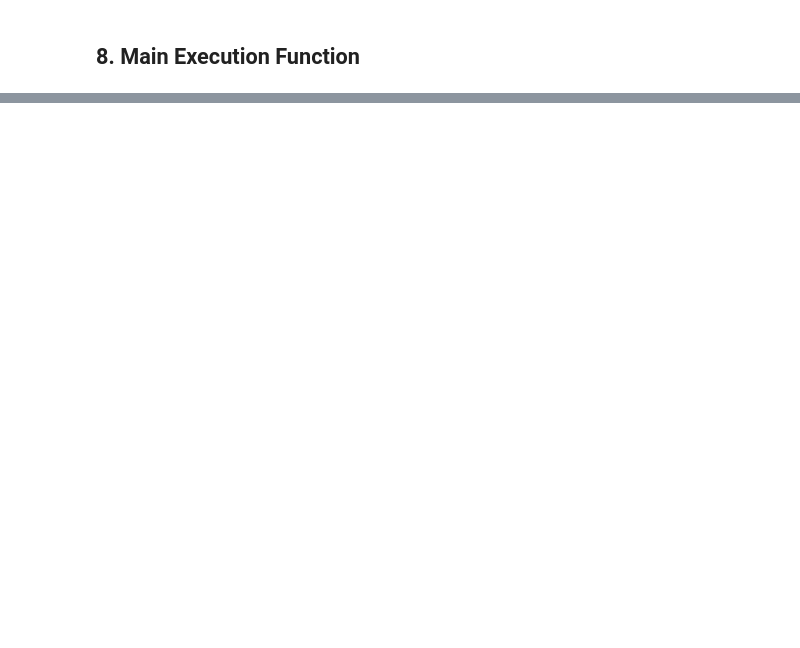
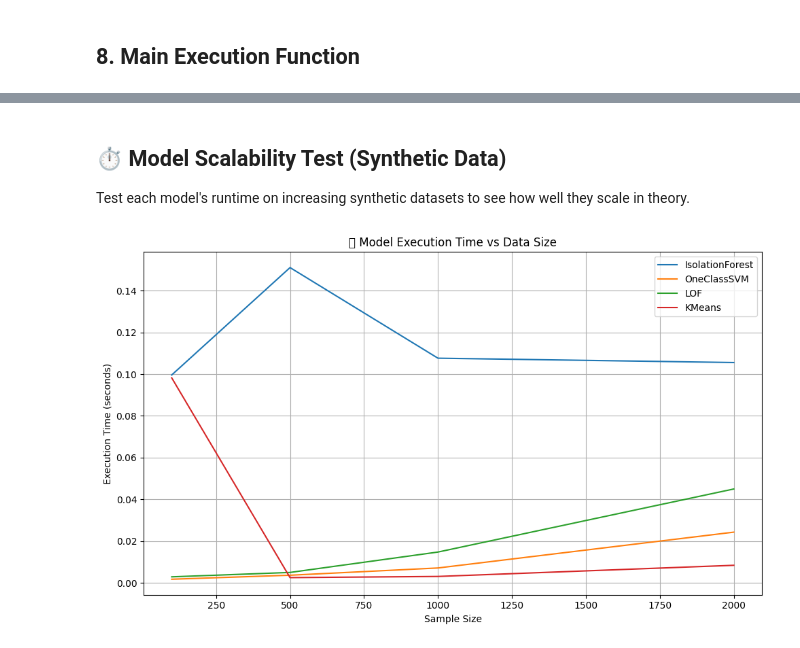
Before and after one commit to GowdaVarun/Network_traffic_anomaly_detection, a Jupyter notebook: packet_classification_improved.ipynb, the cells around one changed output, grey strips where cells are left out. Drawn from its saved outputs; the diff is of its cells as text; code cells hidden in the pictures; blank space fills up the shorter version.

```diff
--- a/packet_classification_improved.ipynb
+++ b/packet_classification_improved.ipynb
@@ -505,0 +620,56 @@ Precision: 0.6324
+# %% [markdown]
+## ⏱️ Model Scalability Test (Synthetic Data)
+
+Test each model's runtime on increasing synthetic datasets to see how well they scale in theory.
+# %%
+import pandas as pd
+import numpy as np
+import time
+import matplotlib.pyplot as plt
+from sklearn.ensemble import IsolationForest
+from sklearn.svm import OneClassSVM
+from sklearn.neighbors import LocalOutlierFactor
+from sklearn.cluster import KMeans
+
+# Create synthetic data to simulate real packet flow features
+sample_sizes = [100, 500, 1000, 2000]
+model_times = {
+    "IsolationForest": [],
+    "OneClassSVM": [],
+    "LOF": [],
+    "KMeans": []
+}
+
+for n in sample_sizes:
+    X = np.random.rand(n, 8)  # Simulate 8 features
+
+    models = {
+        "IsolationForest": IsolationForest(contamination=0.1, random_state=42),
+        "OneClassSVM": OneClassSVM(nu=0.1, kernel="rbf"),
+        "LOF": LocalOutlierFactor(n_neighbors=20, contamination=0.1),
+        "KMeans": KMeans(n_clusters=2, random_state=42)
+    }
+
+    for name, model in models.items():
+        start = time.time()
+        if name == "LOF":
+            model.fit_predict(X)
+        else:
+            model.fit(X)
+            model.predict(X)
+        elapsed = time.time() - start
+        model_times[name].append(elapsed)
+
+# Plotting
+plt.figure(figsize=(10, 6))
+for name, times in model_times.items():
+    plt.plot(sample_sizes, times, label=name)
+plt.xlabel("Sample Size")
+plt.ylabel("Execution Time (seconds)")
+plt.title("📊 Model Execution Time vs Data Size")
+plt.legend()
+plt.grid(True)
+plt.tight_layout()
+plt.show()
+# %% [output]
+[figure, added]
```
Also changed, not shown: parts of 24 cells of this notebook, 3 other files.
